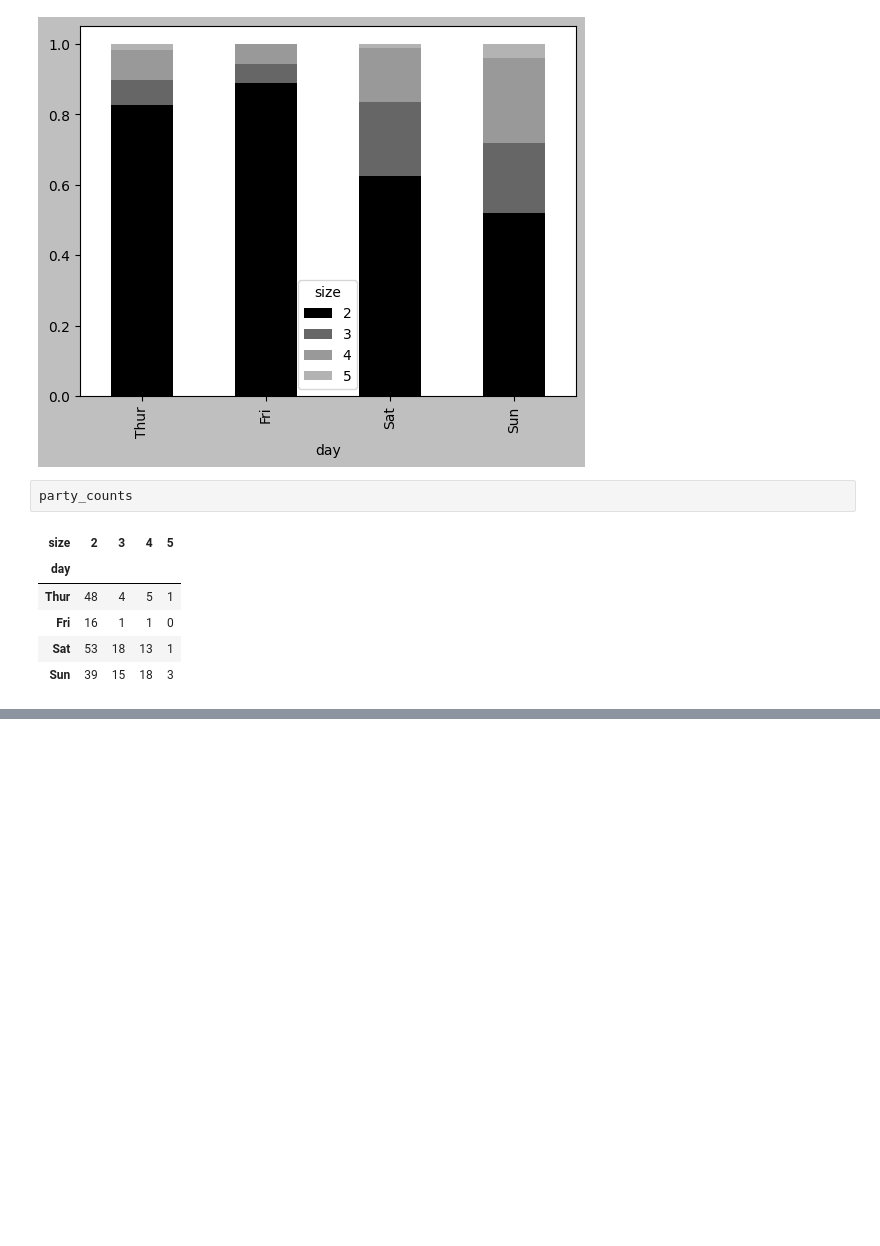
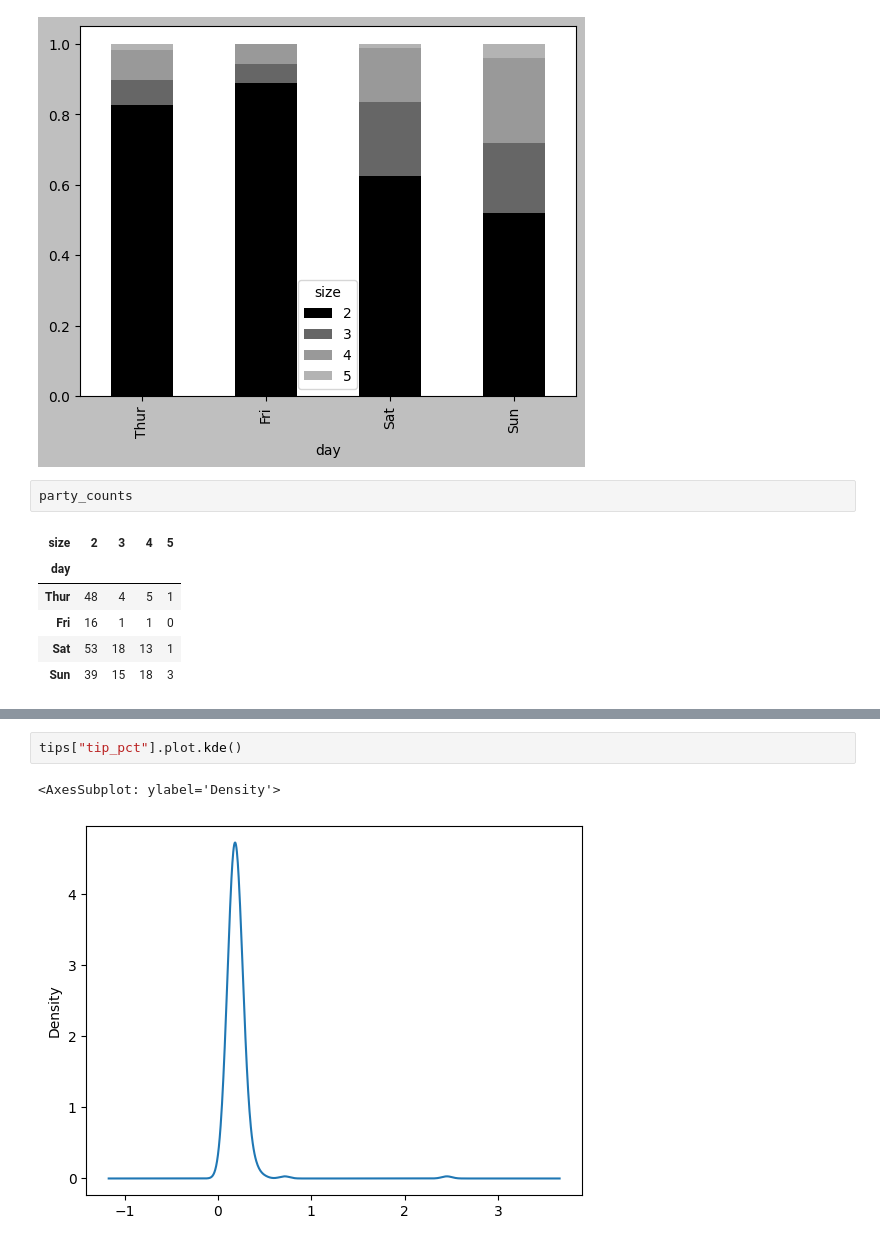
Before and after one commit to zqTheDesigner/rading_python-for-data-analysis, a Jupyter notebook: ch9_Ploting_and_visualisation.ipynb, the cells around one changed output, grey strips where cells are left out. Drawn from its saved outputs; the diff is of its cells as text; blank space fills up the shorter version.

```diff
--- a/ch9_Ploting_and_visualisation.ipynb
+++ b/ch9_Ploting_and_visualisation.ipynb
@@ -370,0 +391,5 @@ sns.barplot(x='tip_pct', y='day', data=tips, orient='h')
+# %%
+tips["tip_pct"].plot.kde()
+# %% [output]
+<AxesSubplot: ylabel='Density'>
+[figure, added]
```
Also changed, not shown: parts of 20 cells of this notebook, 1 other file.
